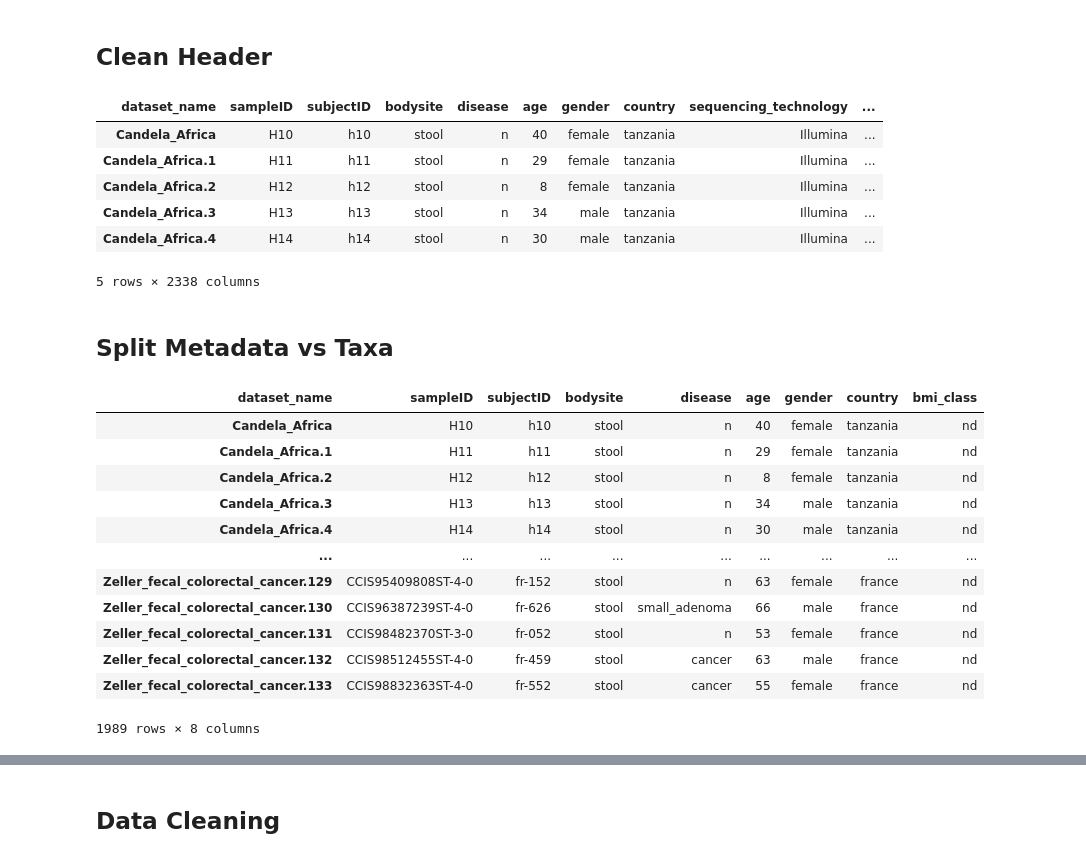
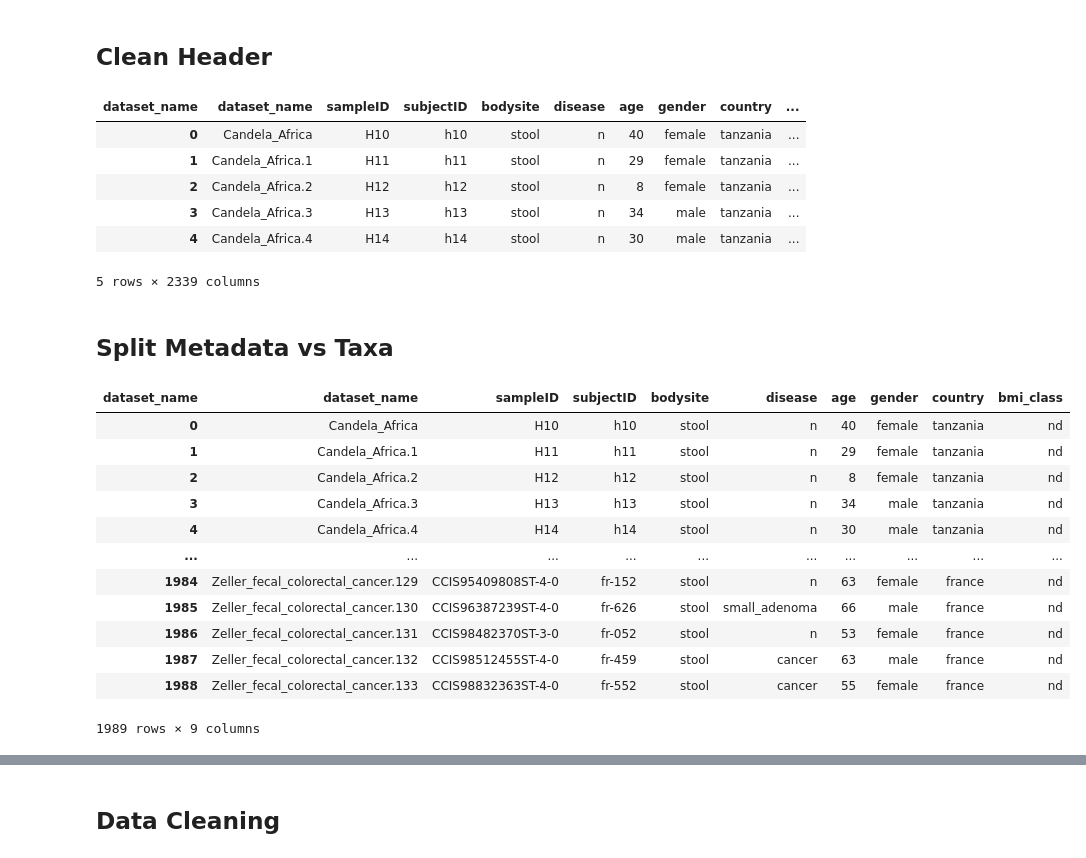
Before and after one commit to kimsubs/microbiome-disease-classifier, a Jupyter notebook: notebooks/01_data_cleaning.ipynb, the cells around one changed output, grey strips where cells are left out. Cells and saved outputs as stored; diff of their text form; code cells hidden in the pictures.

```diff
--- a/notebooks/01_data_cleaning.ipynb
+++ b/notebooks/01_data_cleaning.ipynb
@@ -9,7 +9,7 @@ from pathlib import Path
 # %% [markdown]
 ## Load Data
 # %%
-raw_path = './data/raw/abundance_stoolsubset.txt'
+raw_path = '../data/raw/abundance_stoolsubset.txt'
 raw_df = pd.read_csv(raw_path, sep='\t', dtype=str)
 # %%
 # inspect df shape and structure
@@ -33,37 +33,38 @@ df = raw_df.T
 # and set the first row as the new headers
 df.columns = df.iloc[0]
 df = df[1:]
+df = df.reset_index().rename(columns={'index': 'dataset_name'})
 
 # inspect updated df
 df.head(5)
 # %% [output]
-| dataset_name | sampleID | subjectID | bodysite | disease | age | gender | country | sequencing_technology | ... |
-| Candela_Africa | H10 | h10 | stool | n | 40 | female | tanzania | Illumina | ... |
-| Candela_Africa.1 | H11 | h11 | stool | n | 29 | female | tanzania | Illumina | ... |
-| Candela_Africa.2 | H12 | h12 | stool | n | 8 | female | tanzania | Illumina | ... |
-| Candela_Africa.3 | H13 | h13 | stool | n | 34 | male | tanzania | Illumina | ... |
-| Candela_Africa.4 | H14 | h14 | stool | n | 30 | male | tanzania | Illumina | ... |
+| dataset_name | dataset_name | sampleID | subjectID | bodysite | disease | age | gender | country | ... |
+| 0 | Candela_Africa | H10 | h10 | stool | n | 40 | female | tanzania | ... |
+| 1 | Candela_Africa.1 | H11 | h11 | stool | n | 29 | female | tanzania | ... |
+| 2 | Candela_Africa.2 | H12 | h12 | stool | n | 8 | female | tanzania | ... |
+| 3 | Candela_Africa.3 | H13 | h13 | stool | n | 34 | male | tanzania | ... |
+| 4 | Candela_Africa.4 | H14 | h14 | stool | n | 30 | male | tanzania | ... |
-5 rows × 2338 columns
+5 rows × 2339 columns
 # %% [markdown]
 ## Split Metadata vs Taxa
 # %%
 # metadata columns to keep
-metadata_cols = ['sampleID', 'subjectID', 'bodysite', 'disease', 'age', 'gender', 'country', 'bmi_class']
+metadata_cols = ['dataset_name', 'sampleID', 'subjectID', 'bodysite', 'disease', 'age', 'gender', 'country', 'bmi_class']
 metadata_df = df[metadata_cols].copy()
 metadata_df
 # %% [output]
-| dataset_name | sampleID | subjectID | bodysite | disease | age | gender | country | bmi_class |
-| Candela_Africa | H10 | h10 | stool | n | 40 | female | tanzania | nd |
-| Candela_Africa.1 | H11 | h11 | stool | n | 29 | female | tanzania | nd |
-| Candela_Africa.2 | H12 | h12 | stool | n | 8 | female | tanzania | nd |
-| Candela_Africa.3 | H13 | h13 | stool | n | 34 | male | tanzania | nd |
-| Candela_Africa.4 | H14 | h14 | stool | n | 30 | male | tanzania | nd |
-| ... | ... | ... | ... | ... | ... | ... | ... | ... |
-| Zeller_fecal_colorectal_cancer.129 | CCIS95409808ST-4-0 | fr-152 | stool | n | 63 | female | france | nd |
-| Zeller_fecal_colorectal_cancer.130 | CCIS96387239ST-4-0 | fr-626 | stool | small_adenoma | 66 | male | france | nd |
-| Zeller_fecal_colorectal_cancer.131 | CCIS98482370ST-3-0 | fr-052 | stool | n | 53 | female | france | nd |
-| Zeller_fecal_colorectal_cancer.132 | CCIS98512455ST-4-0 | fr-459 | stool | cancer | 63 | male | france | nd |
-| Zeller_fecal_colorectal_cancer.133 | CCIS98832363ST-4-0 | fr-552 | stool | cancer | 55 | female | france | nd |
+| dataset_name | dataset_name | sampleID | subjectID | bodysite | disease | age | gender | country | bmi_class |
+| 0 | Candela_Africa | H10 | h10 | stool | n | 40 | female | tanzania | nd |
+| 1 | Candela_Africa.1 | H11 | h11 | stool | n | 29 | female | tanzania | nd |
+| 2 | Candela_Africa.2 | H12 | h12 | stool | n | 8 | female | tanzania | nd |
+| 3 | Candela_Africa.3 | H13 | h13 | stool | n | 34 | male | tanzania | nd |
+| 4 | Candela_Africa.4 | H14 | h14 | stool | n | 30 | male | tanzania | nd |
+| ... | ... | ... | ... | ... | ... | ... | ... | ... | ... |
+| 1984 | Zeller_fecal_colorectal_cancer.129 | CCIS95409808ST-4-0 | fr-152 | stool | n | 63 | female | france | nd |
+| 1985 | Zeller_fecal_colorectal_cancer.130 | CCIS96387239ST-4-0 | fr-626 | stool | small_adenoma | 66 | male | france | nd |
+| 1986 | Zeller_fecal_colorectal_cancer.131 | CCIS98482370ST-3-0 | fr-052 | stool | n | 53 | female | france | nd |
+| 1987 | Zeller_fecal_colorectal_cancer.132 | CCIS98512455ST-4-0 | fr-459 | stool | cancer | 63 | male | france | nd |
+| 1988 | Zeller_fecal_colorectal_cancer.133 | CCIS98832363ST-4-0 | fr-552 | stool | cancer | 55 | female | france | nd |
-1989 rows × 8 columns
+1989 rows × 9 columns
 # %%
 # taxa columns
```
Also changed, not shown: parts of 10 cells of this notebook.
